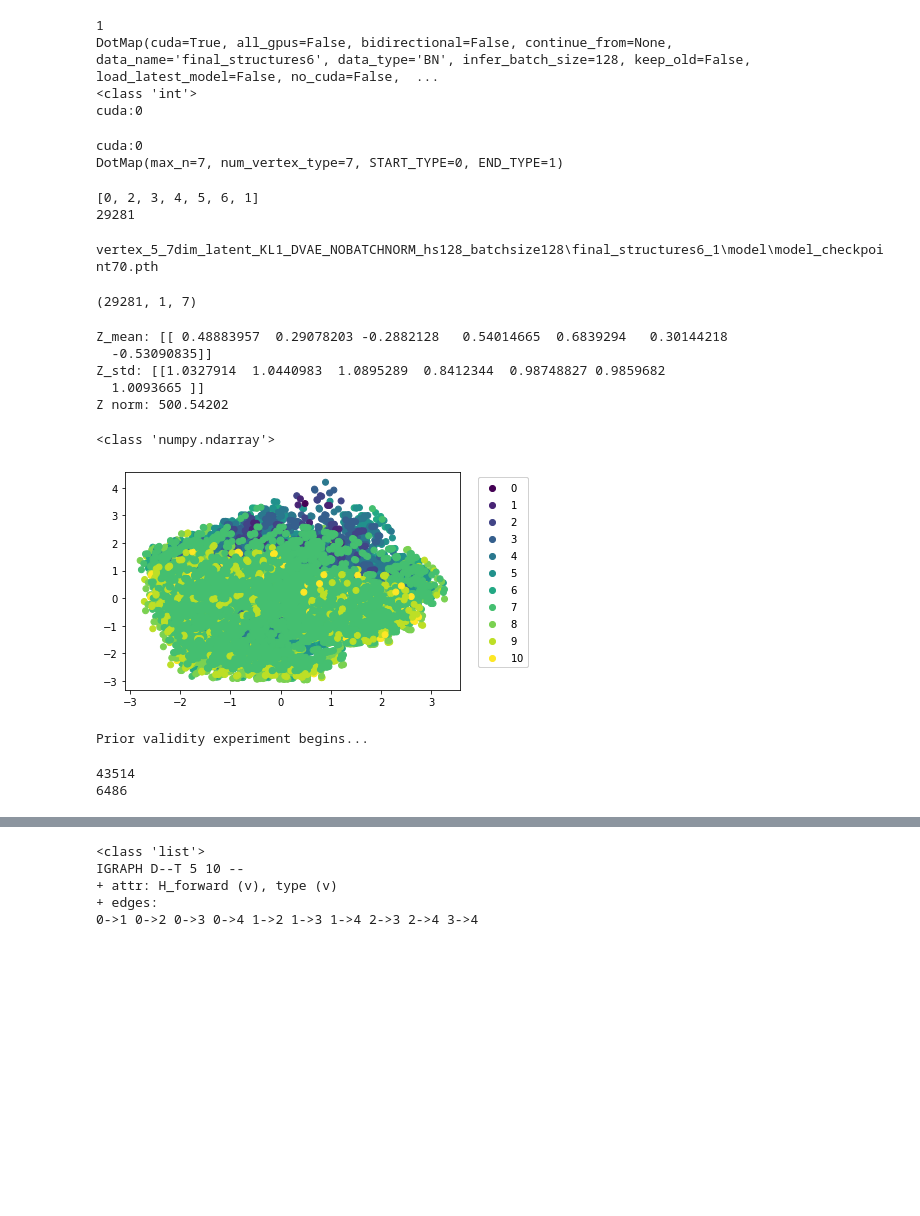
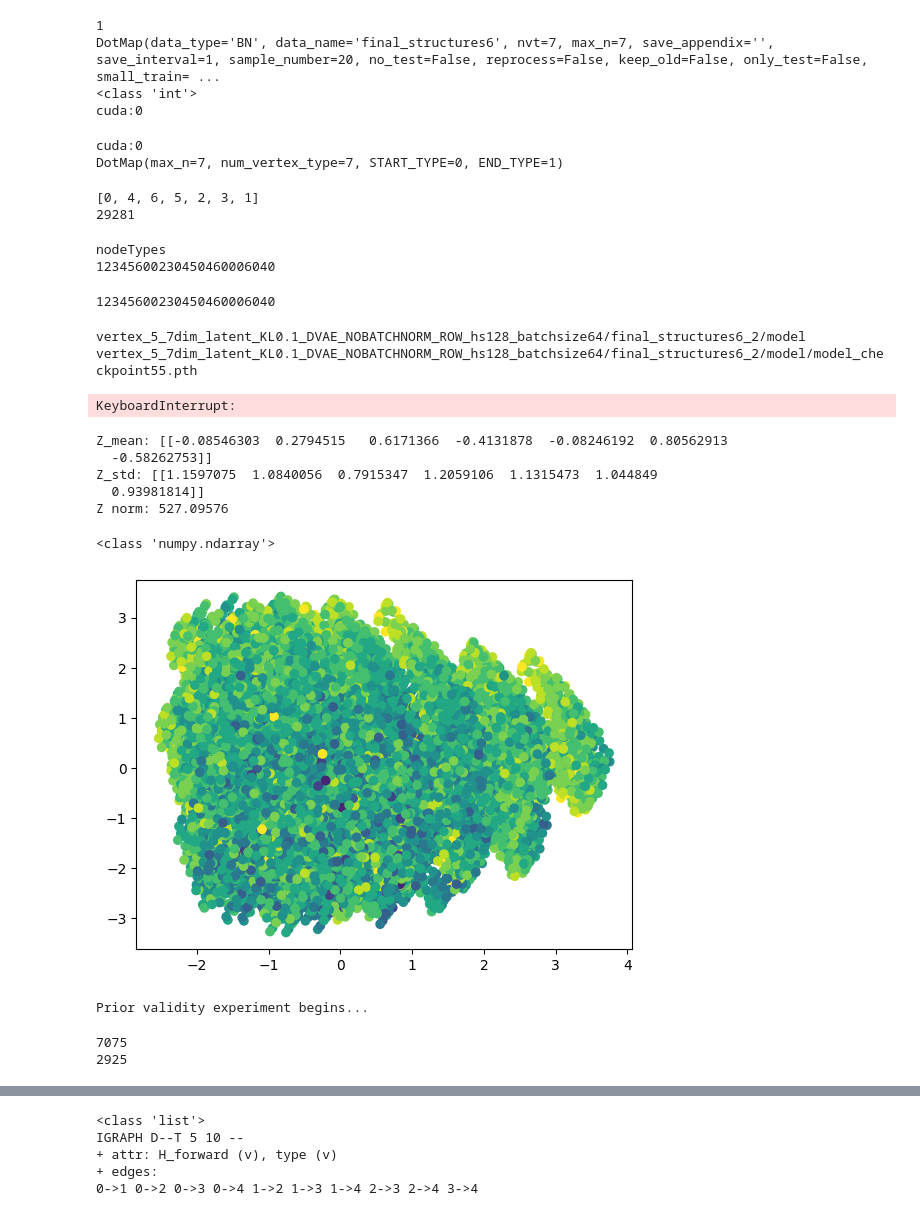
Before and after one commit to drigba/D-VAE, a Jupyter notebook: visualize.ipynb, the cells around one changed output, grey strips where cells are left out. Saved outputs shown, nothing was run; the diff lists cells and outputs as text; code cells hidden in the pictures; blank space fills up the shorter version.

```diff
--- a/visualize.ipynb
+++ b/visualize.ipynb
@@ -48,3 +38,13 @@ args = DotMap(argsJSON)
+# %%
+p = os.path.join("vertex_5_7dim_latent_KL0.1_DVAE_NOBATCHNORM_ROW_hs128_batchsize64","final_structures6_2")
+vis_path = os.path.join(p, "evaluation")
+csv_file_path = "summary.csv"
+if( not os.path.exists(vis_path)):
+    os.makedirs(vis_path)
+argsFile = os.path.join(p,"cmd_input.txt")
+with open(argsFile) as f:
+    argsJSON = json.load(f)
+args = DotMap(argsJSON)
 # %%
 # df = pd.read_csv("vertex_4_2dim_latent_batchnorm2\\final_structures6\\train_loss.txt", sep= " ")
 # df2 = pd.read_csv("vertex_4_4dim_latent\\final_structures6\\train_loss.txt", sep= " ")
@@ -95,7 +95,7 @@ random.seed(args.seed)
 print(device)
 # %% [output]
 1
-DotMap(cuda=True, all_gpus=False, bidirectional=False, continue_from=None, data_name='final_structures6', data_type='BN', infer_batch_size=128, keep_old=False, load_latest_model=False, no_cuda=False,  ...
+DotMap(data_type='BN', data_name='final_structures6', nvt=7, max_n=7, save_appendix='', save_interval=1, sample_number=20, no_test=False, reprocess=False, keep_old=False, only_test=False, small_train= ...
 <class 'int'>
 cuda:0
 # %%
@@ -161,28 +161,45 @@ for ix,filename in enumerate(tqdm(os.listdir(graph_path))):
 print(all_data[0].vs["type"])
 # print(all_data[1].vs["type"])
 print(len(all_data))
+number_of_graphs = len(all_data_cleaned)
 # %% [output]
-[0, 2, 3, 4, 5, 6, 1]
+[0, 4, 6, 5, 2, 3, 1]
 29281
+# %%
+print(visualize_util.DAG_hash(all_data_cleaned[0]))
+# %% [output]
+nodeTypes
+12345600230450460006040
+# %%
+def DAG_hash2(graph):
+        g = graph
+        nodeTypes = sorted(g.vs["type"])
+        n2 =  "".join([str(nodeType) for nodeType in nodeTypes + [0]] + [str(neighbour)  for nodeType in nodeTypes for neighbour in sorted([g.vs[nodeIndex]["type"] for nodeIndex in g.neighbors(g.vs.find(type = nodeType), 'in')])+[0]])
+        # n2 =  "".join([str(neighbour)  for nodeType in nodeTypes for neighbour in sorted([g.vs[nodeIndex]["type"] for nodeIndex in g.neighbors(g.vs.find(type = nodeType), 'in')])+[0]])
+        return int(n2)
+DAG_hash2(all_data_cleaned[0])
+# %% [output]
+12345600230450460006040
 # %%
 
 model_dir = os.path.join(p, "model")
-# print(model_dir)
-# files = [os.path.join(model_dir, file) for file in os.listdir(model_dir)]
-# file_dict = {int(re.findall(r'\d+', Path(file).name)[0]):file for file in files}
-# f_l = [int(re.findall(r'\d+', Path(file).name)[0]) for file in files]
-# max_epoch = max(file_dict.keys())
+print(model_dir)
+files = [os.path.join(model_dir, file) for file in os.listdir(model_dir)]
+file_dict = {int(re.findall(r'\d+', Path(file).name)[0]):file for file in files}
+f_l = [int(re.findall(r'\d+', Path(file).name)[0]) for file in files]
+max_epoch = max(file_dict.keys())
 
-# last_epoch = file_dict[max_epoch]
-# print(last_epoch)
-# load_module_state(model,last_epoch)
+last_epoch = file_dict[max_epoch]
+print(last_epoch)
+load_module_state(model,last_epoch)
 
-max_epoch = 70
-latest_checkpoint = os.path.join(model_dir,"model_checkpoint"+str(max_epoch)+".pth")
-print(latest_checkpoint)
-load_module_state(model,latest_checkpoint)
+# max_epoch = 70
+# latest_checkpoint = os.path.join(model_dir,"model_checkpoint"+str(max_epoch)+".pth")
+# print(latest_checkpoint)
+# load_module_state(model,latest_checkpoint)
 # %% [output]
-vertex_5_7dim_latent_KL1_DVAE_NOBATCHNORM_hs128_batchsize128\final_structures6_1\model\model_checkpoint70.pth
+vertex_5_7dim_latent_KL0.1_DVAE_NOBATCHNORM_ROW_hs128_batchsize64/final_structures6_2/model
+vertex_5_7dim_latent_KL0.1_DVAE_NOBATCHNORM_ROW_hs128_batchsize64/final_structures6_2/model/model_checkpoint55.pth
 # %%
 # ENCODE ALL DATA
 
@@ -239,35 +256,35 @@ extended = np.array(extended)
 print(latents.shape)
 # print(latents)
 # %% [output]
-(29281, 1, 7)
+KeyboardInterrupt:
 # %%
 print("Z_mean: " + str(latents.mean(0)))
 print("Z_std: " + str(latents.std(0)))
 print("Z norm: " + str(np.linalg.norm(latents)))
 # %% [output]
-Z_mean: [[ 0.48883957  0.29078203 -0.2882128   0.54014665  0.6839294   0.30144218
-  -0.53090835]]
-Z_std: [[1.0327914  1.0440983  1.0895289  0.8412344  0.98748827 0.9859682
-  1.0093665 ]]
-Z norm: 500.54202
+Z_mean: [[-0.08546303  0.2794515   0.6171366  -0.4131878  -0.08246192  0.80562913
+  -0.58262753]]
+Z_std: [[1.1597075  1.0840056  0.7915347  1.2059106  1.1315473  1.044849
+  0.93981814]]
+Z norm: 527.09576
 # %%
-a = latents.reshape((len(all_data),args.nz))
+a = latents.reshape((number_of_graphs,args.nz))
 pca = PCA(n_components=2)
 components = pca.fit_transform(a)
 print(type(components))
 
 fig, ax = plt.subplots(facecolor=(1, 1, 1))
 scatter = ax.scatter(components[:,0], components[:,1], c=extended[:,args.nz])
 
 legend1 = ax.legend(*scatter.legend_elements(),
                     loc="upper left",bbox_to_anchor=(1.04, 1))
 ax.add_artist(legend1)
 fig_name = os.path.join(vis_path, "all_data_encoded")
 fig.savefig(fig_name,bbox_inches='tight')
 plt.show()
 # %% [output]
 <class 'numpy.ndarray'>
-[figure, old version]
+[figure, new version]
 # %%
 
 
@@ -281,7 +298,7 @@ def prior_validity():
     # print(z_mean)
     # print(z_std)
     z_mean, z_std = torch.FloatTensor(z_mean).to(device), torch.FloatTensor(z_std).to(device)
-    n_latent_points = 5000
+    n_latent_points = 1000
     decode_times = 10
     n_valid = 0
     print('Prior validity experiment begins...')
@@ -325,6 +342,6 @@ print(len(valid))
 print(len(invalid))
 # %% [output]
 Prior validity experiment begins...
-43514
-6486
+7075
+2925
 # %%
```
Also changed, not shown: parts of 14 cells of this notebook, 1 other file.
